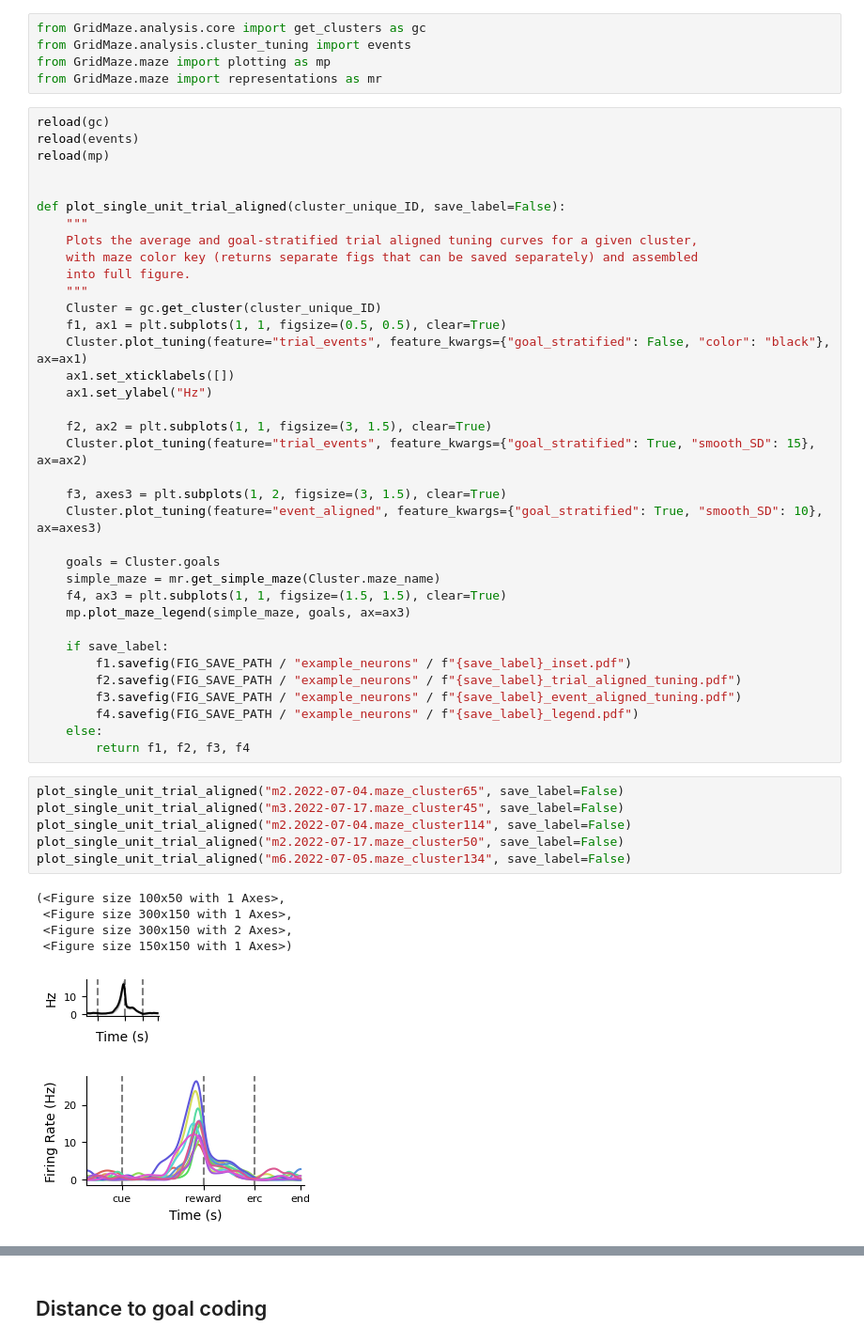
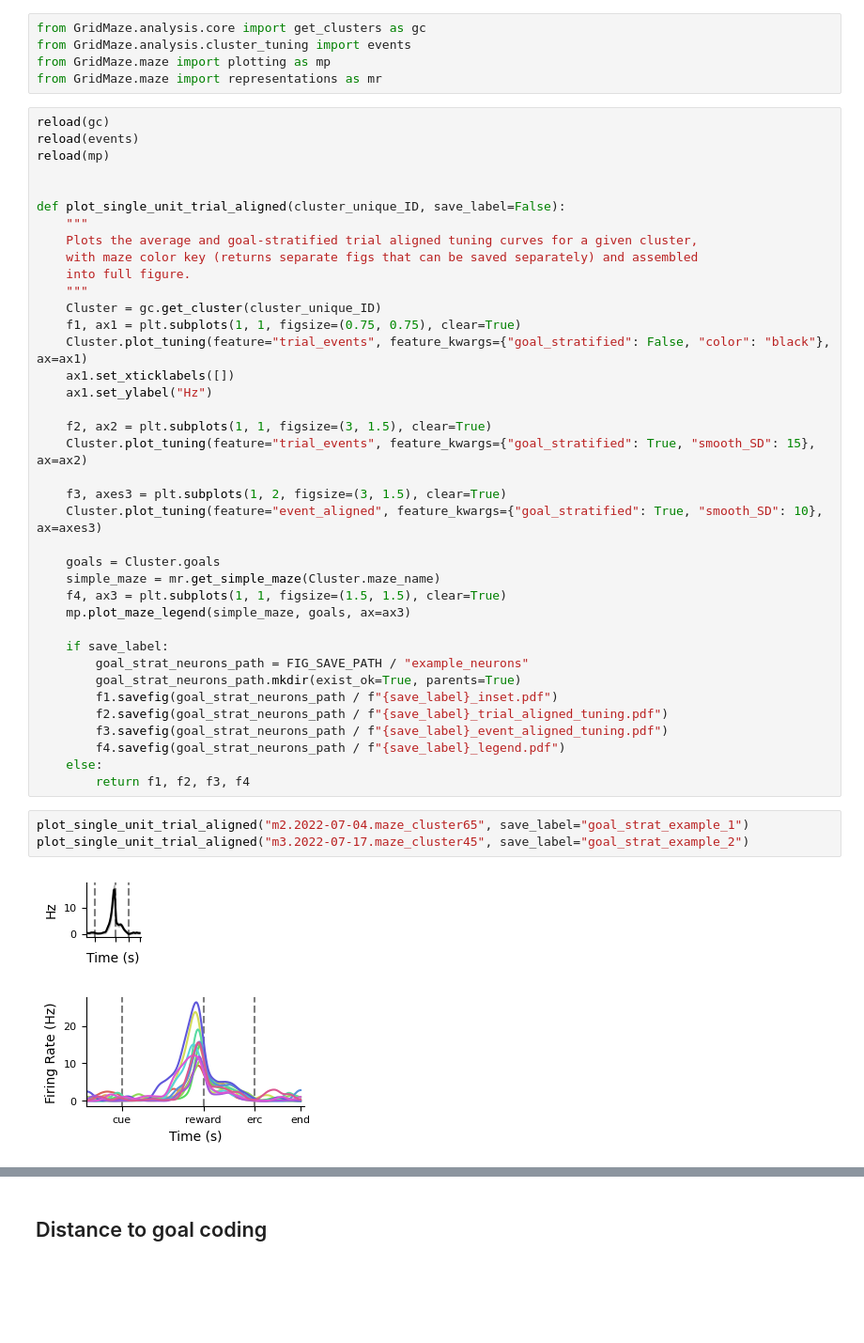
Before and after one commit to peterdoohan/GridMaze-mFC, a Jupyter notebook: Notebooks/5.flexible_reps.ipynb, the cells around one changed output, grey strips where cells are left out. Shown at 94% size. Saved outputs shown, nothing was run; the diff lists cells and outputs as text; blank space fills up the shorter version.

Commit message:
plotting changes for fig 5 summary

```diff
--- a/Notebooks/5.flexible_reps.ipynb
+++ b/Notebooks/5.flexible_reps.ipynb
@@ -46,7 +46,7 @@ def plot_single_unit_trial_aligned(cluster_unique_ID, save_label=False):
     into full figure.
     """
     Cluster = gc.get_cluster(cluster_unique_ID)
-    f1, ax1 = plt.subplots(1, 1, figsize=(0.5, 0.5), clear=True)
+    f1, ax1 = plt.subplots(1, 1, figsize=(0.75, 0.75), clear=True)
     Cluster.plot_tuning(feature="trial_events", feature_kwargs={"goal_stratified": False, "color": "black"}, ax=ax1)
     ax1.set_xticklabels([])
     ax1.set_ylabel("Hz")
@@ -63,24 +63,19 @@ def plot_single_unit_trial_aligned(cluster_unique_ID, save_label=False):
     mp.plot_maze_legend(simple_maze, goals, ax=ax3)
 
     if save_label:
-        f1.savefig(FIG_SAVE_PATH / "example_neurons" / f"{save_label}_inset.pdf")
-        f2.savefig(FIG_SAVE_PATH / "example_neurons" / f"{save_label}_trial_aligned_tuning.pdf")
-        f3.savefig(FIG_SAVE_PATH / "example_neurons" / f"{save_label}_event_aligned_tuning.pdf")
-        f4.savefig(FIG_SAVE_PATH / "example_neurons" / f"{save_label}_legend.pdf")
+        goal_strat_neurons_path = FIG_SAVE_PATH / "example_neurons"
+        goal_strat_neurons_path.mkdir(exist_ok=True, parents=True)
+        f1.savefig(goal_strat_neurons_path / f"{save_label}_inset.pdf")
+        f2.savefig(goal_strat_neurons_path / f"{save_label}_trial_aligned_tuning.pdf")
+        f3.savefig(goal_strat_neurons_path / f"{save_label}_event_aligned_tuning.pdf")
+        f4.savefig(goal_strat_neurons_path / f"{save_label}_legend.pdf")
     else:
         return f1, f2, f3, f4
 # %%
-plot_single_unit_trial_aligned("m2.2022-07-04.maze_cluster65", save_label=False)
-plot_single_unit_trial_aligned("m3.2022-07-17.maze_cluster45", save_label=False)
-plot_single_unit_trial_aligned("m2.2022-07-04.maze_cluster114", save_label=False)
-plot_single_unit_trial_aligned("m2.2022-07-17.maze_cluster50", save_label=False)
-plot_single_unit_trial_aligned("m6.2022-07-05.maze_cluster134", save_label=False)
+plot_single_unit_trial_aligned("m2.2022-07-04.maze_cluster65", save_label="goal_strat_example_1")
+plot_single_unit_trial_aligned("m3.2022-07-17.maze_cluster45", save_label="goal_strat_example_2")
 # %% [output]
-(<Figure size 100x50 with 1 Axes>,
- <Figure size 300x150 with 1 Axes>,
- <Figure size 300x150 with 2 Axes>,
- <Figure size 150x150 with 1 Axes>)
-[figure, old version]
+[figure, new version]
 [figure]
 [figure]
 [figure]
```
Also changed, not shown: parts of 24 cells of this notebook, 1 other file.
